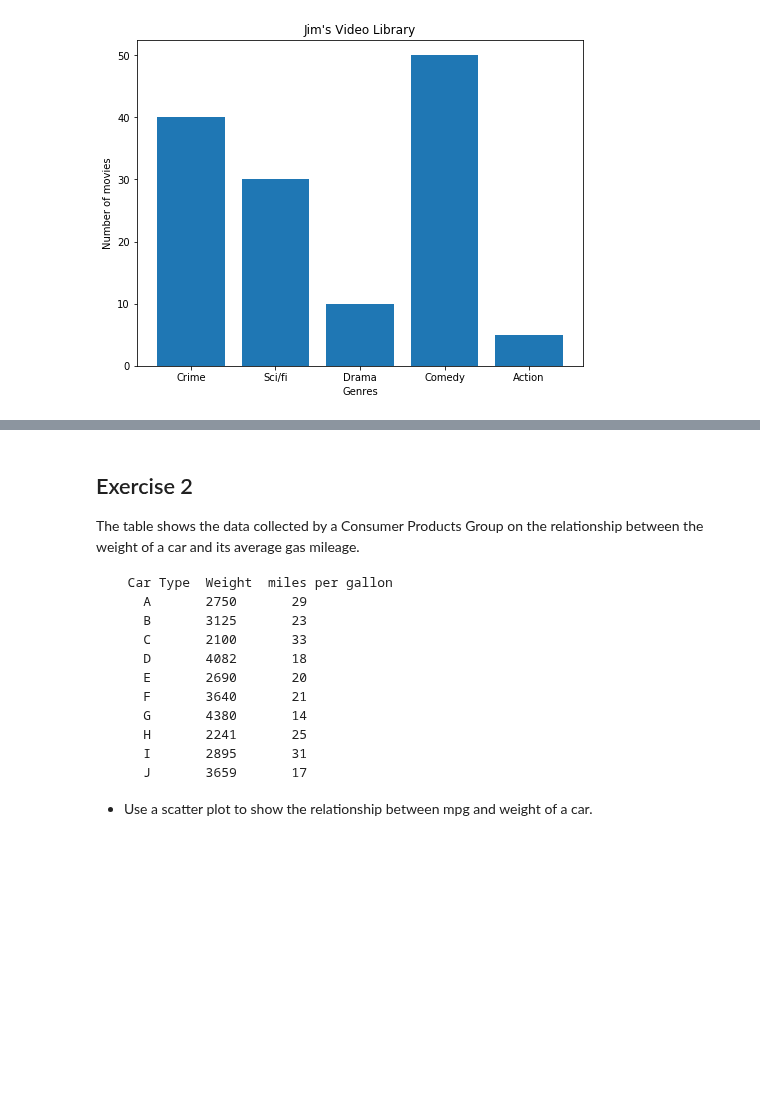
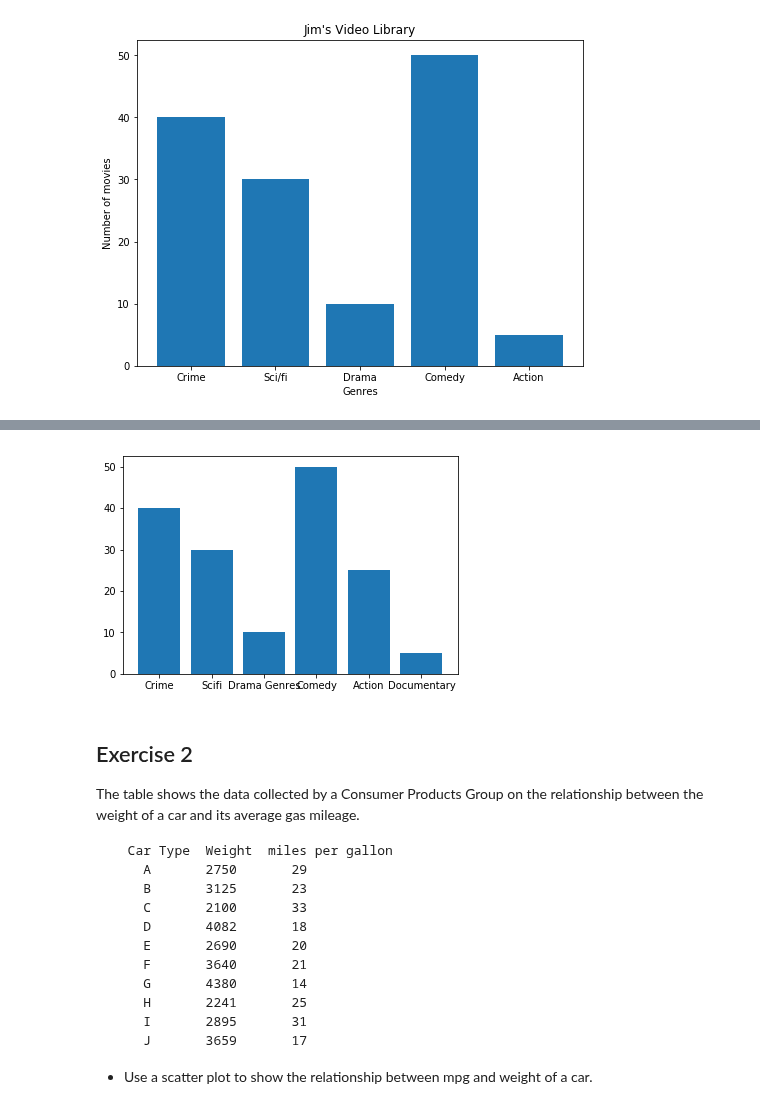
Before and after one commit to aschams/dsc-data-viz-lab-dc-ds-060319, a Jupyter notebook: index.ipynb, the cells around one changed output, grey strips where cells are left out. Drawn from its saved outputs; the diff is of its cells as text; code cells hidden in the pictures; blank space fills up the shorter version.

```diff
--- a/index.ipynb
+++ b/index.ipynb
@@ -44,7 +44,6 @@ import matplotlib.pyplot as plt
 
 x = ['Crime', 'Scifi', 'Drama Genres', 'Comedy', 'Action', 'Documentary']
 y = np.array([40, 30, 10, 50, 25, 5])
-plt.figure(figsize = (4, 6))
+plt.figure(figsize = (6, 4))
 plt.bar(x = x, height = y)
-plt.xticks(labels=)
 # %% [output]
@@ -52,3 +51,4 @@ SyntaxError: invalid syntax (<ipython-input-6-77b8c0b31102>, line 8)
+[figure, added]
 # %% [markdown]
 ## Exercise 2
 
```
Also changed, not shown: parts of 1 cell of this notebook.
